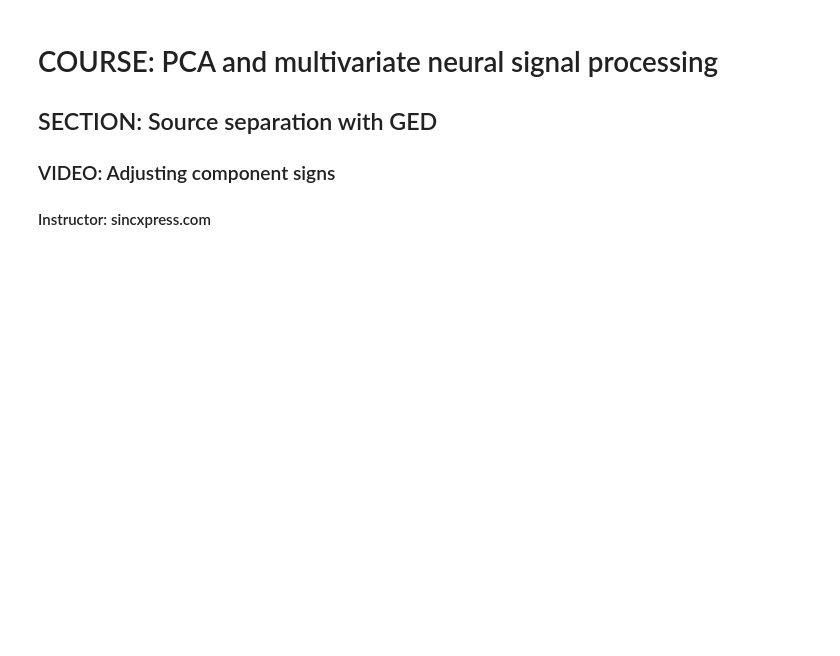
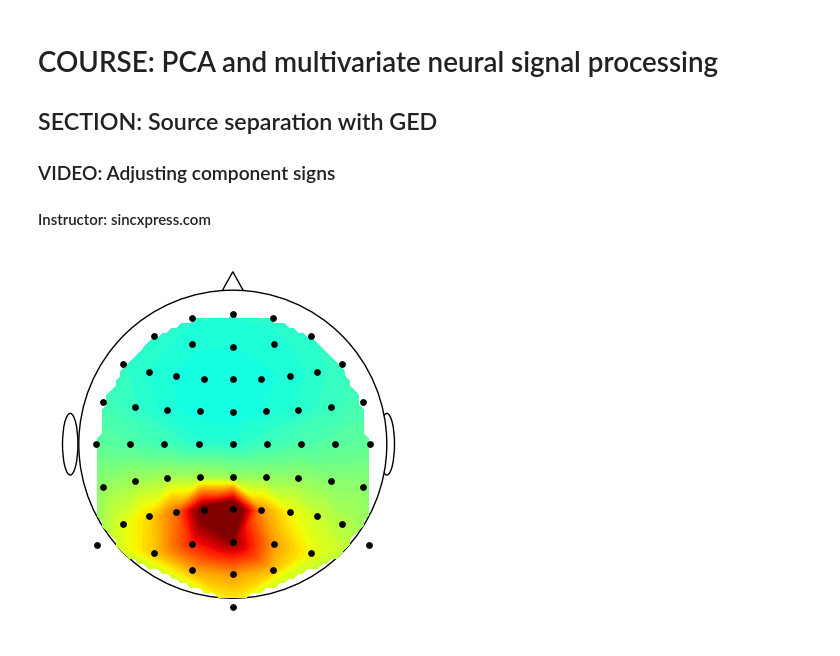
Before and after one commit to Rfsuther/PCA-multivariate-signal-processing, a Jupyter notebook: DRSS_GED_signAdjust.ipynb, the cells around one changed output. Saved outputs shown, nothing was run; the diff lists cells and outputs as text; code cells hidden in the pictures; blank space fills up the shorter version.

```diff
--- a/DRSS_GED_signAdjust.ipynb
+++ b/DRSS_GED_signAdjust.ipynb
@@ -13,23 +13,25 @@ from pytopo import topoplotIndie
 # %%
 ## simulate data
 
 # mat file containing EEG, leadfield and channel locations
-matfile = sio.loadmat('emptyEEG')
+matfile = sio.loadmat('MATLAB_data_files/emptyEEG')
 EEG = matfile['EEG'][0,0]
 lf  = matfile['lf'][0,0]
 
 # adjust some parameters
 EEG['srate']  = 500
 EEG['trials'] = 1
 EEG['pnts']   = 1000
 EEG['times']  = np.arange(EEG['pnts']) / EEG['srate']
 EEG['data']   = np.zeros( (EEG['nbchan'][0][0],EEG['pnts'],EEG['trials']) )
 
 # index of dipole to simulate activity in
 diploc = 108
 
 # show dipole projection map
 topoplotIndie(-lf['Gain'][:,0,diploc],EEG['chanlocs'])
+# %% [output]
+[figure, added]
 # %%
 ## create data
 
```
Also changed, not shown: parts of 4 cells of this notebook, 10 other files.
